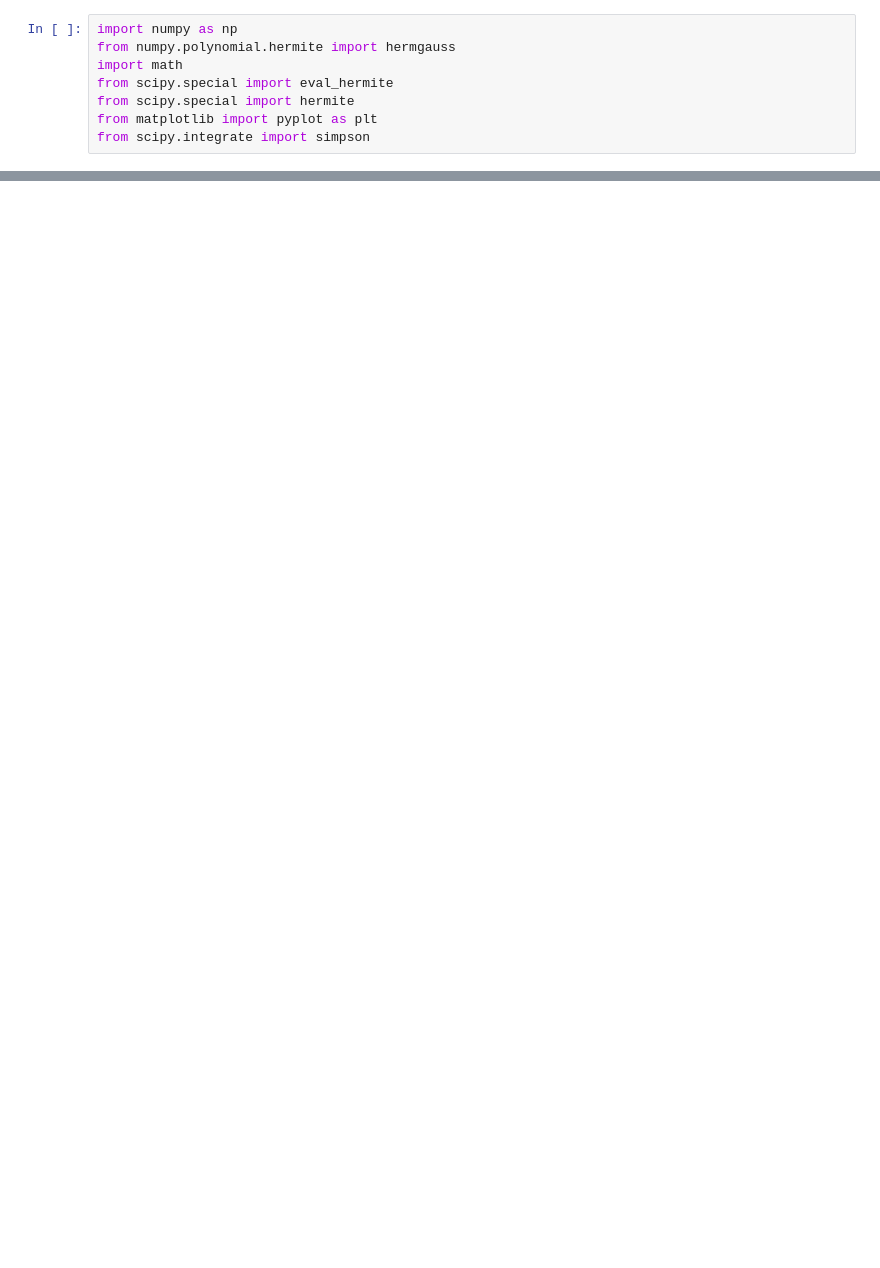
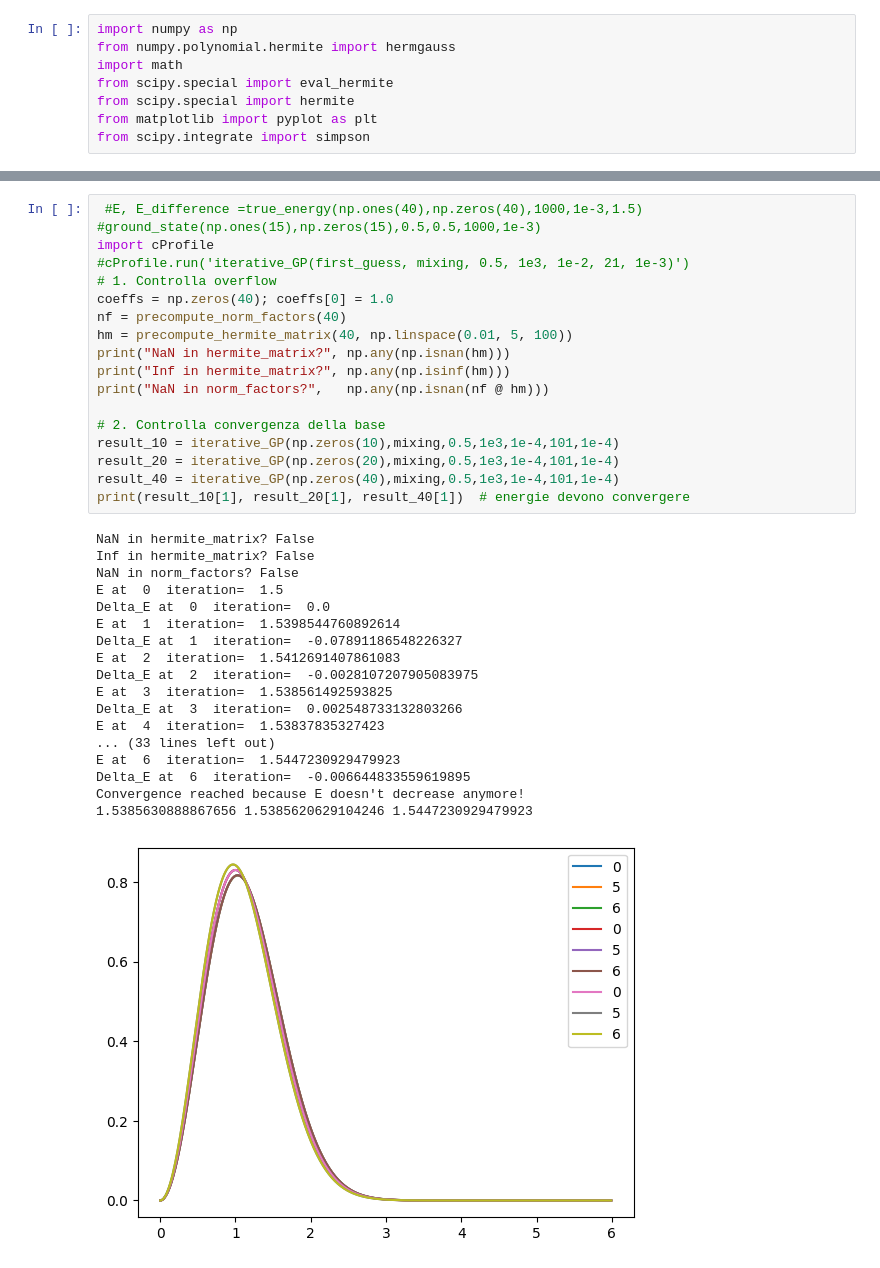
Before and after one commit to ihategoto/physipy, a Jupyter notebook: physipy/notebooks/GP variational.ipynb, the cells around one changed output, grey strips where cells are left out. Saved outputs shown, nothing was run; the diff lists cells and outputs as text; blank space fills up the shorter version.

```diff
--- a/physipy/notebooks/GP variational.ipynb
+++ b/physipy/notebooks/GP variational.ipynb
@@ -147,0 +228,37 @@ Delta_E at  40  iteration=  -0.0021771225013796913
+# %%
+ #E, E_difference =true_energy(np.ones(40),np.zeros(40),1000,1e-3,1.5)
+#ground_state(np.ones(15),np.zeros(15),0.5,0.5,1000,1e-3)
+import cProfile
+#cProfile.run('iterative_GP(first_guess, mixing, 0.5, 1e3, 1e-2, 21, 1e-3)')
+# 1. Controlla overflow
+coeffs = np.zeros(40); coeffs[0] = 1.0
+nf = precompute_norm_factors(40)
+hm = precompute_hermite_matrix(40, np.linspace(0.01, 5, 100))
+print("NaN in hermite_matrix?", np.any(np.isnan(hm)))
+print("Inf in hermite_matrix?", np.any(np.isinf(hm)))
+print("NaN in norm_factors?",   np.any(np.isnan(nf @ hm)))
+
+# 2. Controlla convergenza della base
+result_10 = iterative_GP(np.zeros(10),mixing,0.5,1e3,1e-4,101,1e-4)
+result_20 = iterative_GP(np.zeros(20),mixing,0.5,1e3,1e-4,101,1e-4)
+result_40 = iterative_GP(np.zeros(40),mixing,0.5,1e3,1e-4,101,1e-4)
+print(result_10[1], result_20[1], result_40[1])  # energie devono convergere
+# %% [output]
+NaN in hermite_matrix? False
+Inf in hermite_matrix? False
+NaN in norm_factors? False
+E at  0  iteration=  1.5
+Delta_E at  0  iteration=  0.0
+E at  1  iteration=  1.5398544760892614
+Delta_E at  1  iteration=  -0.07891186548226327
+E at  2  iteration=  1.5412691407861083
+Delta_E at  2  iteration=  -0.0028107207905083975
+E at  3  iteration=  1.538561492593825
+Delta_E at  3  iteration=  0.002548733132803266
+E at  4  iteration=  1.53837835327423
+... (33 lines left out)
+E at  6  iteration=  1.5447230929479923
+Delta_E at  6  iteration=  -0.006644833559619895
+Convergence reached because E doesn't decrease anymore!
+1.5385630888867656 1.5385620629104246 1.5447230929479923
+[figure, added]
```
Also changed, not shown: parts of 2 cells of this notebook.
